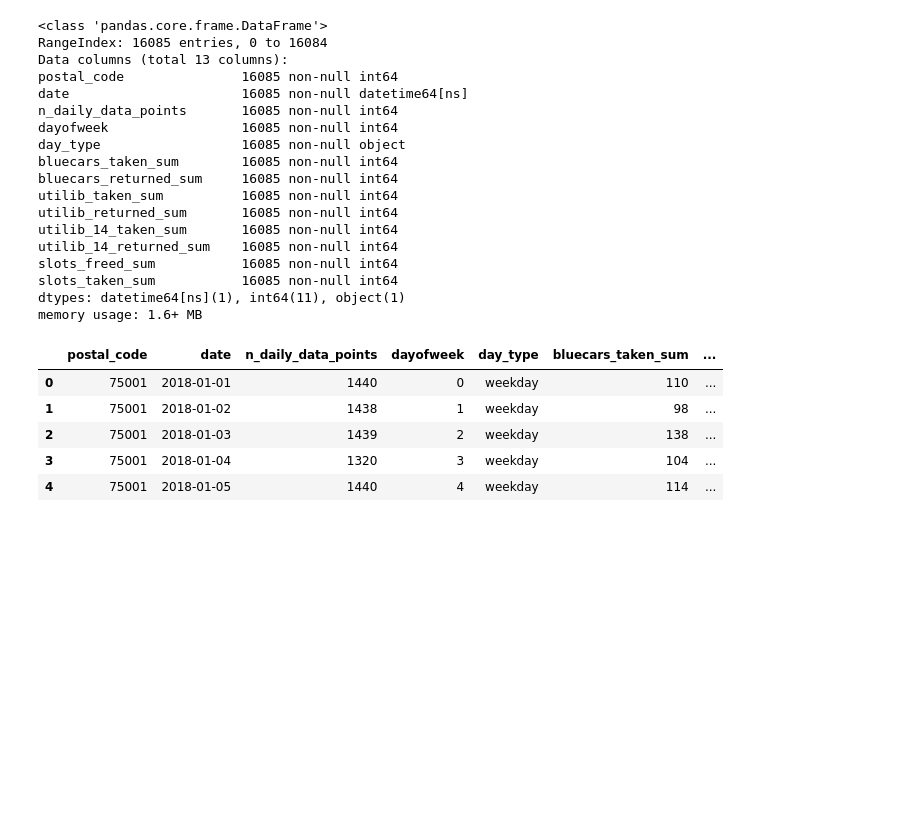
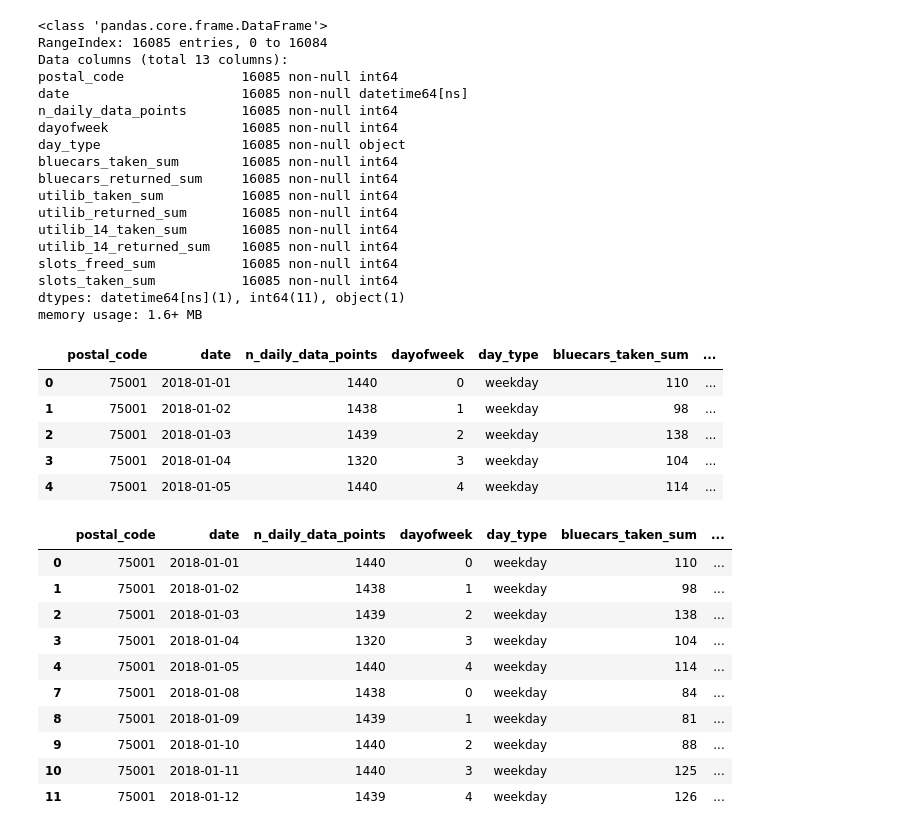
Before and after one commit to booorayan/BluecarsAuto, a Jupyter notebook: Autolib_projecte.ipynb, the cells around one changed output. Saved outputs shown, nothing was run; the diff lists cells and outputs as text; code cells hidden in the pictures; blank space fills up the shorter version.

```diff
--- a/Autolib_projecte.ipynb
+++ b/Autolib_projecte.ipynb
@@ -191,3 +212,22 @@ autoel.head()
 | 2 | 75001 | 2018-01-03 | 1439 | 2 | weekday | 138 | ... |
 | 3 | 75001 | 2018-01-04 | 1320 | 3 | weekday | 104 | ... |
 | 4 | 75001 | 2018-01-05 | 1440 | 4 | weekday | 114 | ... |
+# %%
+# selecting columns where day_type = weekday because we will be working with weekdays only
+
+autob = autoel[autoel['day_type'] == 'weekday']
+
+# previewing the first ten observations in the resulting dataframe
+autob.head(10)
+# %% [output]
+|  | postal_code | date | n_daily_data_points | dayofweek | day_type | bluecars_taken_sum | ... |
+| 0 | 75001 | 2018-01-01 | 1440 | 0 | weekday | 110 | ... |
+| 1 | 75001 | 2018-01-02 | 1438 | 1 | weekday | 98 | ... |
+| 2 | 75001 | 2018-01-03 | 1439 | 2 | weekday | 138 | ... |
+| 3 | 75001 | 2018-01-04 | 1320 | 3 | weekday | 104 | ... |
+| 4 | 75001 | 2018-01-05 | 1440 | 4 | weekday | 114 | ... |
+| 7 | 75001 | 2018-01-08 | 1438 | 0 | weekday | 84 | ... |
+| 8 | 75001 | 2018-01-09 | 1439 | 1 | weekday | 81 | ... |
+| 9 | 75001 | 2018-01-10 | 1440 | 2 | weekday | 88 | ... |
+| 10 | 75001 | 2018-01-11 | 1440 | 3 | weekday | 125 | ... |
+| 11 | 75001 | 2018-01-12 | 1439 | 4 | weekday | 126 | ... |
```
Also changed, not shown: parts of 21 cells of this notebook.
